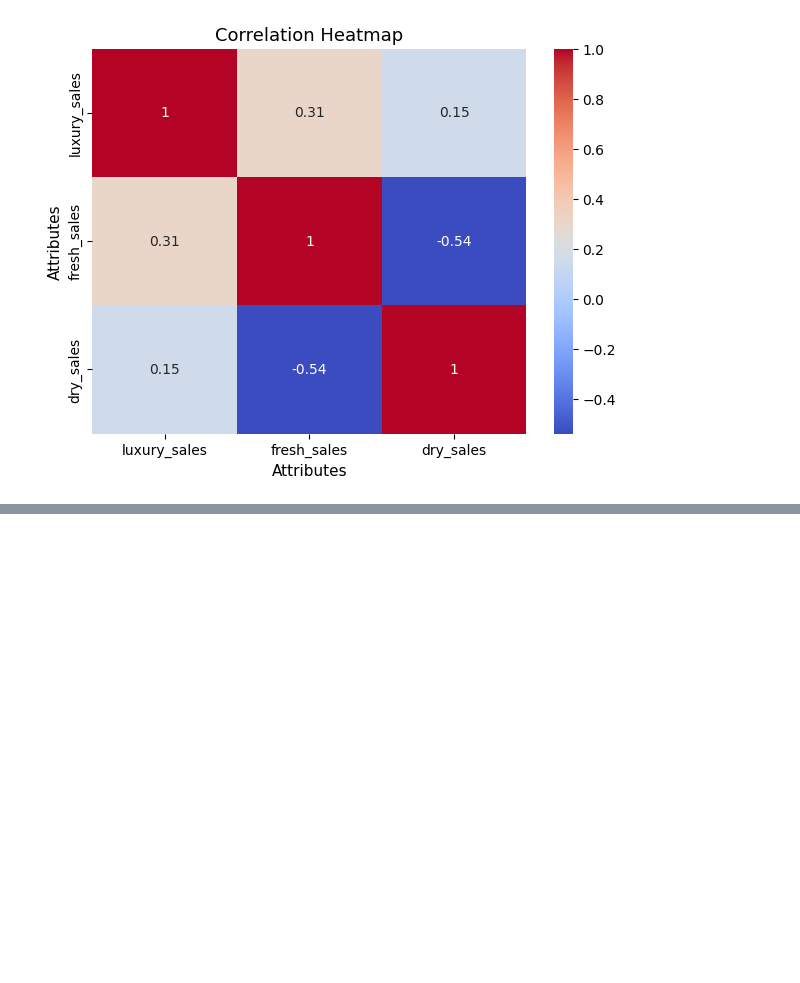
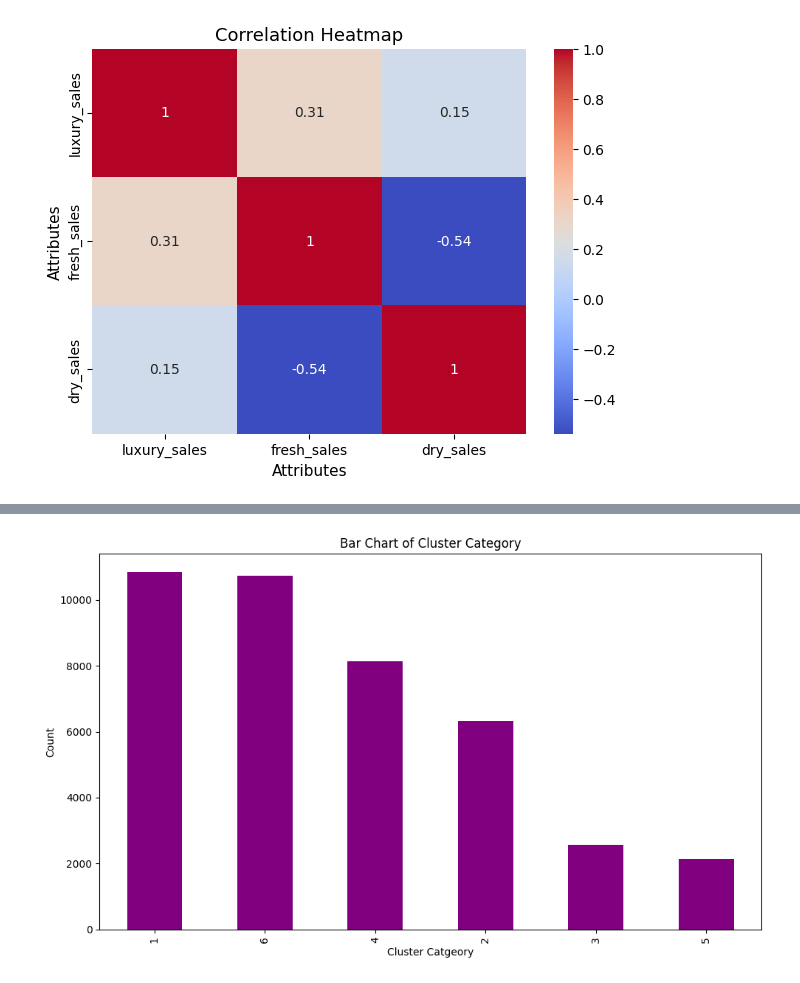
Before and after one commit to Krishnadayal/Data-Science-Project-Lifecycle, a Jupyter notebook: finalised_test.ipynb, the cells around one changed output, grey strips where cells are left out. Saved outputs shown, nothing was run; the diff lists cells and outputs as text; code cells hidden in the pictures; blank space fills up the shorter version.

```diff
--- a/finalised_test.ipynb
+++ b/finalised_test.ipynb
@@ -595,0 +634,12 @@ kj_test.head()
+# %%
+cluster_category_counts = kj_test["cluster_category"].value_counts()
+
+plt.figure(figsize = (10,6))
+cluster_category_counts.plot(kind = "bar", color = "purple")
+plt.title("Bar Chart of Cluster Category")
+plt.xlabel("Cluster Catgeory")
+plt.ylabel("Count")
+plt.tight_layout()
+plt.show()
+# %% [output]
+[figure, added]
```
Also changed, not shown: parts of 14 cells of this notebook.
